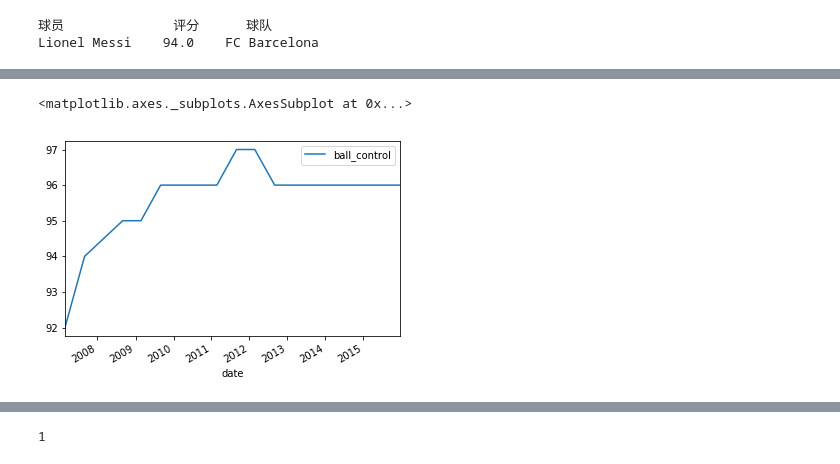
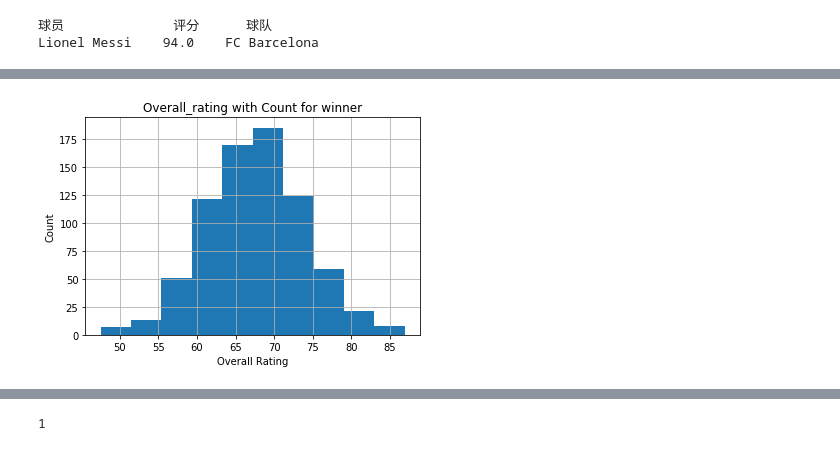
Before and after one commit to kylechenoO/investigate-football, a Jupyter notebook: Investigate-Football.ipynb, the cells around one changed output, grey strips where cells are left out. Drawn from its saved outputs; the diff is of its cells as text; code cells hidden in the pictures.

```diff
--- a/Investigate-Football.ipynb
+++ b/Investigate-Football.ipynb
@@ -472,20 +494,0 @@ dtype: int64
-# %%
-# 从df_match_players中获取2010/2011赛季中相关player的各个属性值
-df_player_attributes['date'] = pd.to_datetime(df_player_attributes['date'])
-flag = True
-start = datetime(2010, 1, 1)
-end = datetime(2011, 12, 31)
-for player_api_id in df_match_players['player']:
-    if flag:
-        df_tmp = df_player_attributes[(df_player_attributes[ 'player_api_id' ] == player_api_id )  & \
-                                          (df_player_attributes[ 'date' ]  >= start) & \
-                                          (df_player_attributes[ 'date' ] <= end)]
-        df_match_player_attributes = df_tmp
-        flag = False
-
-    df_tmp = df_player_attributes[(df_player_attributes[ 'player_api_id' ] == player_api_id )  & \
-                                      (df_player_attributes[ 'date' ]  >= start) & \
-                                      (df_player_attributes[ 'date' ] <= end)]
-    df_match_player_attributes = df_match_player_attributes.append(df_tmp)
-
-df_match_player_attributes.head()
@@ -626,8 +592,0 @@ df_plot.set_index('date').plot()
-# %%
-# 控球质量与时间关系统计
-df_plot = pd.DataFrame(df_messi_rating, columns = ['date', 'ball_control'])
-df_plot.set_index('date').plot()
-###############################################################
-# %% [output]
-<matplotlib.axes._subplots.AxesSubplot at 0x...>
-[figure, removed]
@@ -633,0 +638,25 @@ df_plot.set_index('date').plot()
+# %%
+# 球员列表数据去重
+df_win_player.drop_duplicates(inplace = True)
+df_fail_player.drop_duplicates(inplace = True)
+
+# 到df_player_attributes中获取相关球员信息
+mask = df_player_attributes['player_api_id'].isin(df_win_player['player'])
+df_win_attributes = df_player_attributes[mask]
+mask = df_player_attributes['player_api_id'].isin(df_fail_player['player'])
+df_fail_attributes = df_player_attributes[mask]
+# %%
+# 获取每个球员的overall_rating均值
+df_win_mean = df_win_attributes[['player_api_id', 'overall_rating']].groupby('player_api_id').mean()
+df_fail_mean = df_fail_attributes[['player_api_id', 'overall_rating']].groupby('player_api_id').mean()
+
+# 获胜球员的均值绘图
+plt.hist(df_win_mean['overall_rating'])
+plt.title('Overall_rating with Count for winner')
+plt.xlabel('Overall Rating')
+plt.ylabel('Count')
+plt.grid(True)
+plt.legend()
+plt.show()
+# %% [output]
+[figure, added]
```
Also changed, not shown: parts of 31 cells of this notebook, 1 other file.
